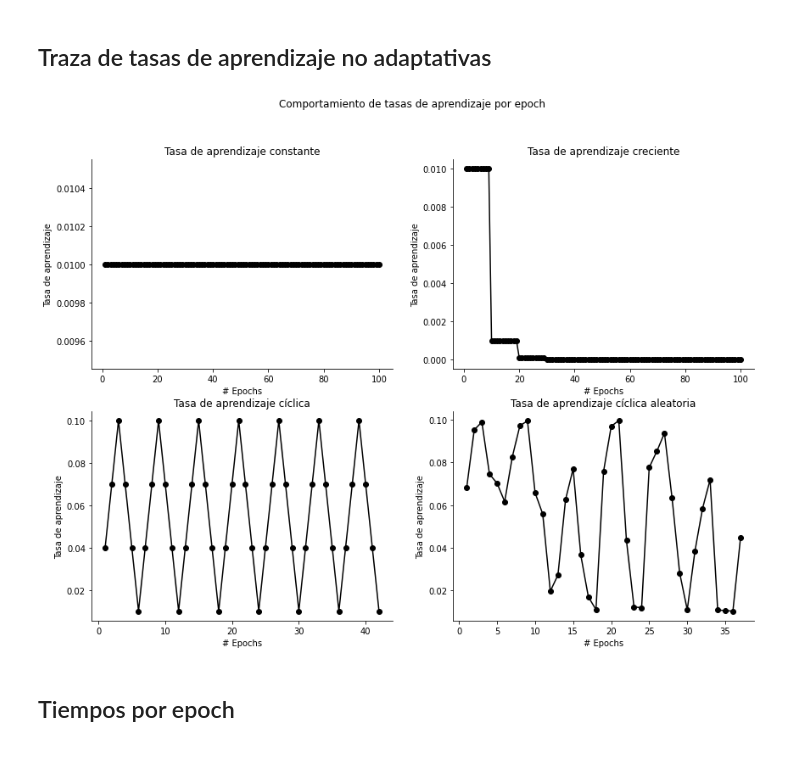
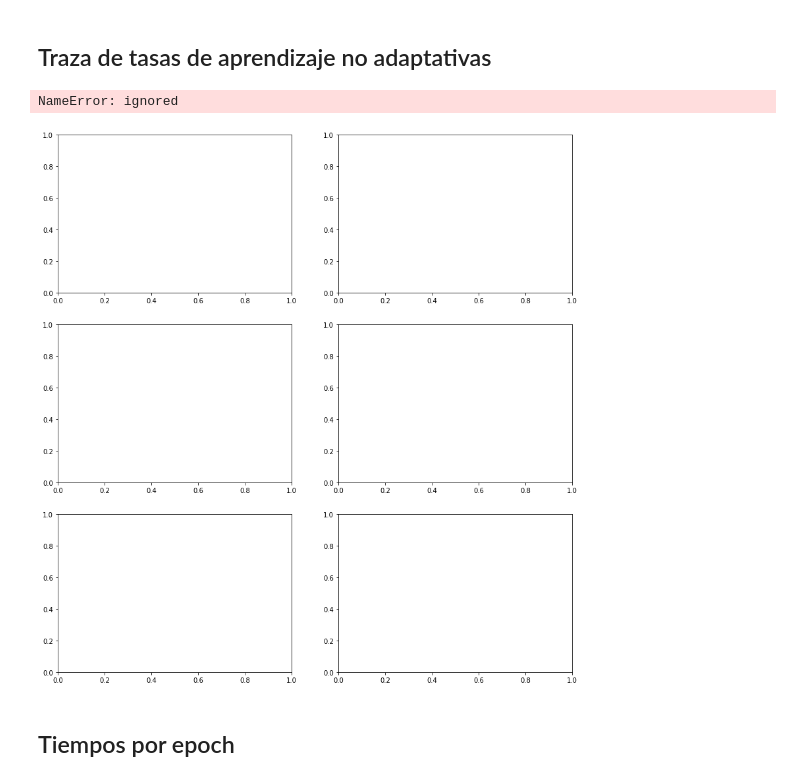
Before and after one commit to DenisPerez/NN_Tests_DG, a Jupyter notebook: Iteracion1_new.ipynb, the cells around one changed output. Cells and saved outputs as stored; diff of their text form; code cells hidden in the pictures.

Commit message:
- epochs - add zero on list

```diff
--- a/Iteracion1_new.ipynb
+++ b/Iteracion1_new.ipynb
@@ -315,4 +344,4 @@ resultados['cyclic']['lr'] = cyclic_lr_list
 resultados['cyclic']['test_acc'] = resultados['cyclic']['test_acc'] / MAX_ITERATIONS
 resultados['cyclic']['val_acc_list'] = DeleteZerosFromList(DivideList(resultados['cyclic']['val_acc_list'], MAX_ITERATIONS))
 resultados['cyclic']['cost'] = DeleteZerosFromList(DivideList(resultados['cyclic']['cost'], MAX_ITERATIONS))
-resultados['cyclic']['time'] = resultados['cyclic']['time'] / MAX_ITERATIONS
+resultados['cyclic']['time'] = resultados['cyclic']['time']
@@ -781,7 +828,7 @@ class CyclicLRGiselt_Denis(_LRSchedulerGiselt_Denis):
 # %% [markdown]
 ## Random Cyclic
 # %%
-def CyclicGD() -> list | list | list | list | float:
+def CyclicGD():
     import random
     modelRandomCyclic = nn.Sequential(nn.Linear(in_features=input_layer, out_features=layer1), nn.ReLU(),
                         nn.Linear(in_features=layer1, out_features=layer2), nn.ReLU(),
@@ -823,4 +870,4 @@ resultados['random_cyclic']['lr'] = random_cyclic_lr_list
 resultados['random_cyclic']['test_acc'] = resultados['random_cyclic']['test_acc'] / MAX_ITERATIONS
 resultados['random_cyclic']['val_acc_list'] = DeleteZerosFromList(DivideList(resultados['random_cyclic']['val_acc_list'], MAX_ITERATIONS))
 resultados['random_cyclic']['cost'] = DeleteZerosFromList(DivideList(resultados['random_cyclic']['cost'], MAX_ITERATIONS))
-resultados['random_cyclic']['time'] = resultados['random_cyclic']['time'] / MAX_ITERATIONS
+resultados['random_cyclic']['time'] = resultados['random_cyclic']['time']
@@ -827,13 +892,15 @@ resultados['random_cyclic']['time'] = resultados['random_cyclic']['time'] / MAX_
 # %% [markdown]
 ## Nuestro decreciente
 # %%
-def Our_Decay() -> list | list | list | list | float:
+def Our_Decay():
     modelOurDecay = nn.Sequential(nn.Linear(in_features=input_layer, out_features=layer1), nn.ReLU(),
                        nn.Linear(in_features=layer1, out_features=layer2), nn.ReLU(),
                        nn.Linear(in_features=layer2, out_features=10))
     optimizer = torch.optim.SGD(modelOurDecay.parameters(), lr=lr)
-    #scheduler = torch.optim.lr_scheduler.StepLR(optimizer, step_size=10, gamma=0.1, last_epoch=-1, verbose=False)
-    scheduler = CyclicLRGiselt_Denis(optimizer, base_lr=0.001, max_lr=0.1,step_size_up=1,scale_mode='decrecimiento', cycle_momentum=False)
+
+
+    clr_fn = lambda x, y: random.uniform(x, y)
+    scheduler = CyclicLRGiselt_Denis(optimizer, base_lr=0.0001, max_lr=0.1,scale_fn=clr_fn, step_size_up=1,scale_mode='decrecimiento', cycle_momentum=False)
 
     start.record()
     our_decay_acc_list, our_decay_cost_list, our_decay_lr_list = train(modelOurDecay,optimizer, scheduler, mb_size)
@@ -1249,32 +1331,35 @@ resultados_df['test_acc'] = resultados_df.apply(lambda row: '{acc}%'.format(acc
 # %%
 from matplotlib.ticker import MultipleLocator
 
-fig, ax = plt.subplots(2,2,figsize=(14, 10))
+fig, ax = plt.subplots(3,2,figsize=(14, 15))
 
-method = [fixed_lr_list, decay_lr_list, cyclic_lr_list, random_cyclic_lr_list, adam_lr_list,SGDM_lr_list,RMSP_lr_list]
-names = ['Tasa de aprendizaje constante', 'Tasa de aprendizaje creciente', 'Tasa de aprendizaje cíclica', 'Tasa de aprendizaje cíclica aleatoria', 'TA con Adam','TA con Momentum','TA con RMSProp']
+method = [fixed_lr_list, decay_lr_list, our_decay_lr_list,cyclic_lr_list, random_cyclic_lr_list]
+names = ['Tasa de aprendizaje constante', 'Tasa de aprendizaje dereciente (PyTorch)', 'Tasa de aprendizaje dereciente (Propio)', 'Tasa de aprendizaje cíclica', 'Tasa de aprendizaje cíclica aleatoria']
 i = 0
-for a in range(2):
+for a in range(3):
   for b in range(2):
+    if(a==2 and b==1):
+      break
     ax[a,b].plot(range(len(method[i]))[1:],
             method[i][1:],
             'black',
             marker = 'o')
     #ax[a,b].set_xlim([1, len(method[i])])
     #ax[a,b].set_ylim([0, max(method[i]) + 0.01])
     ax[a,b].set_xlabel('# Epochs') #, fontsize = 18)
     ax[a,b].set_ylabel('Tasa de aprendizaje') #, fontsize = 18)
     ax[a,b].spines['top'].set_visible(False)
     ax[a,b].spines['right'].set_visible(False)
     #ax[a,b].xaxis.set_major_locator(MultipleLocator(len(method[i])//4))
     #ax[a,b].xaxis.set_minor_locator(MultipleLocator(len(method[i])//4))
     ax[a,b].set_title(names[i])
     i+=1
 
 
 fig.suptitle('Comportamiento de tasas de aprendizaje por epoch')
 fig.show()
 # %% [output]
+NameError: ignored
-[figure, old version]
+[figure, new version]
 # %% [markdown]
 ## Tiempos por epoch
```
Also changed, not shown: parts of 39 cells of this notebook.
